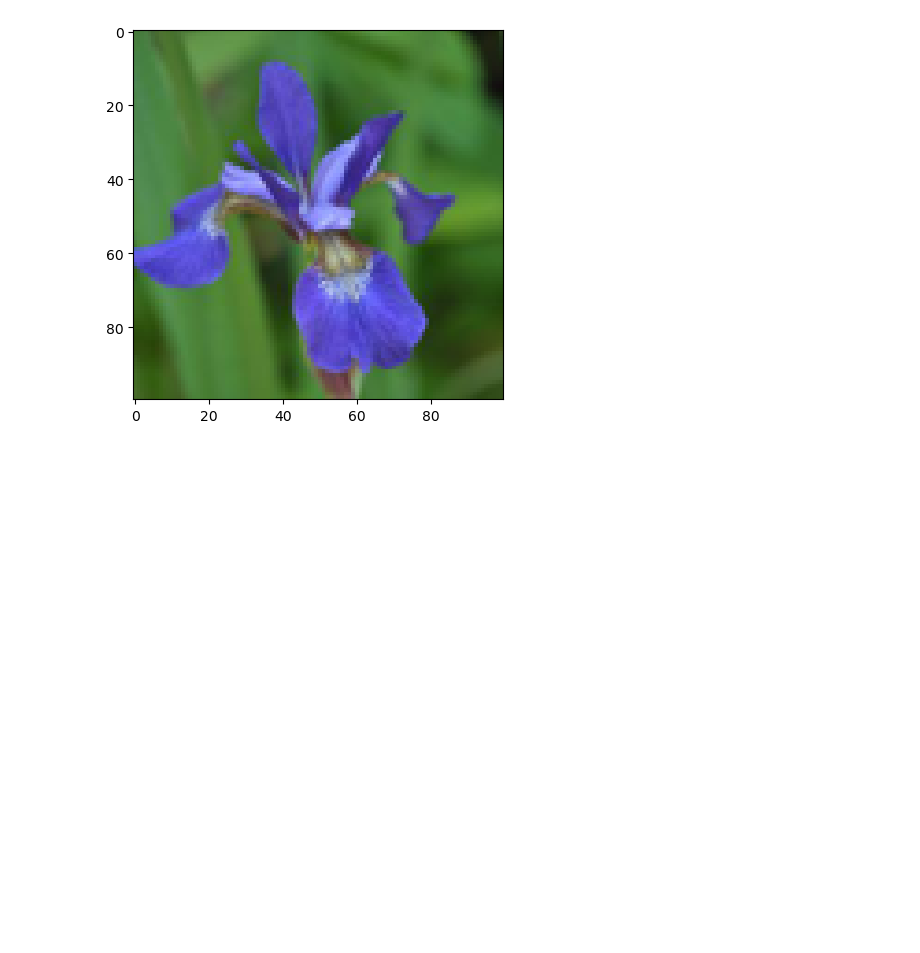
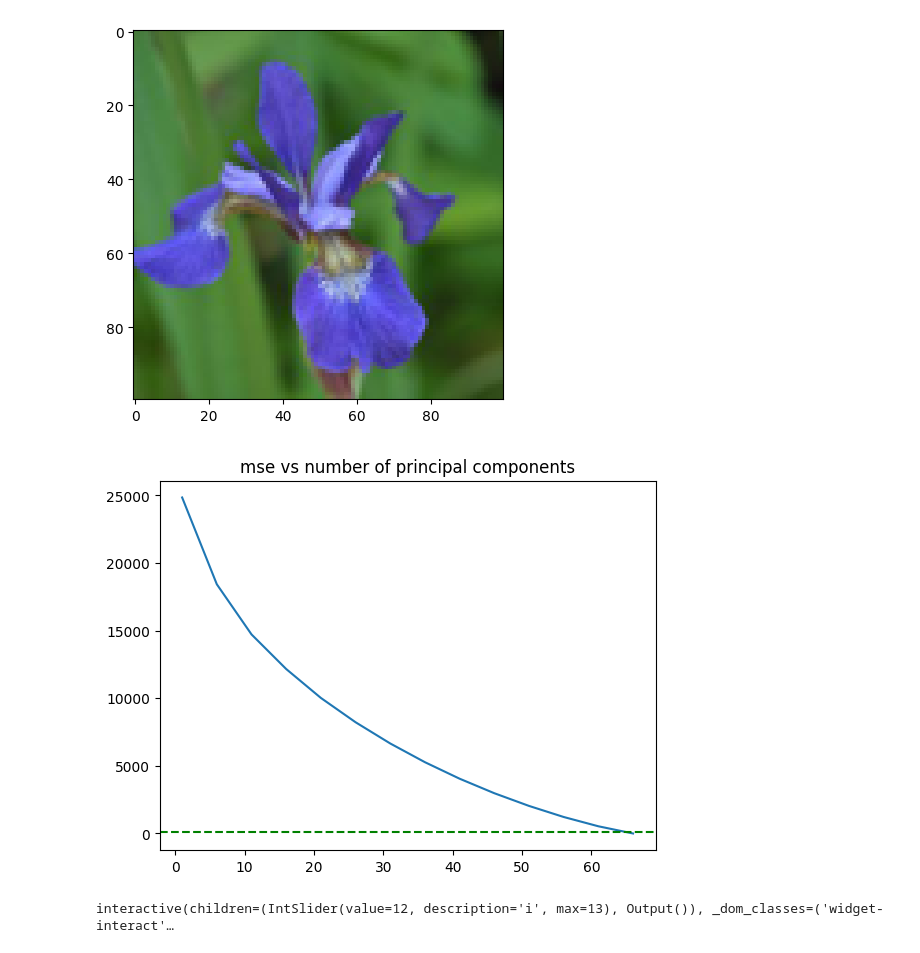
Before and after one commit to Mato-En/PCA, a Jupyter notebook: pca.ipynb, the cells around one changed output. Saved outputs shown, nothing was run; the diff lists cells and outputs as text; code cells hidden in the pictures; blank space fills up the shorter version.

Commit message:
finished foundation: working pca, plot of mse, visual comparison

```diff
--- a/pca.ipynb
+++ b/pca.ipynb
@@ -35,3 +36,39 @@ def PCA(X,num_components):
     B=X.T@np.real(vectors[:,:num_components])
     pmatrix = projection_matrix(B.astype(np.float32))
     return (pmatrix@X.T).T
+# %%
+def mse(X,reconst):
+    return np.square(X-reconst).sum(axis=1).mean()
+# %%
+N=images_setosa.shape[0]
+Xbar,mu,std=pre_normalize(images_setosa.reshape(N,100*100*3))
+# %%
+loss=list()
+reconst=list()
+for npc in range(1,67, 5):
+    Xtilde=PCA(Xbar, npc)
+    loss.append([mse(Xbar,Xtilde),npc])
+    Xtilde_unnorm=(Xtilde*std+mu).reshape(N,100,100,3)
+    Xbar_unnorm=(Xbar*std+mu).reshape(N,100,100,3)
+    reconst.append(np.concatenate((Xbar_unnorm,Xtilde_unnorm),axis=2))
+# %%
+values=np.array(loss)
+plt.plot(values[:,1],values[:,0])
+plt.axhline(100, linestyle='--', color='g',)
+plt.title("mse vs number of principal components")
+plt.xlabel="num components"
+plt.ylable="mse"
+plt.show()
+# %% [output]
+[figure, added]
+# %%
+%matplotlib widget
+@interact(i=(0, 13))
+def img_vs_construct(i=12):
+    plt.figure(figsize=(4,4))
+    image=reconst[i][0]
+    print("Number of Principal Components: "+str(values[:,1][i]))
+    plt.imshow( np.clip(image, 0, 1))
+    plt.show()
+# %% [output]
+interactive(children=(IntSlider(value=12, description='i', max=13), Output()), _dom_classes=('widget-interact'…
```
Also changed, not shown: parts of 1 cell of this notebook.
